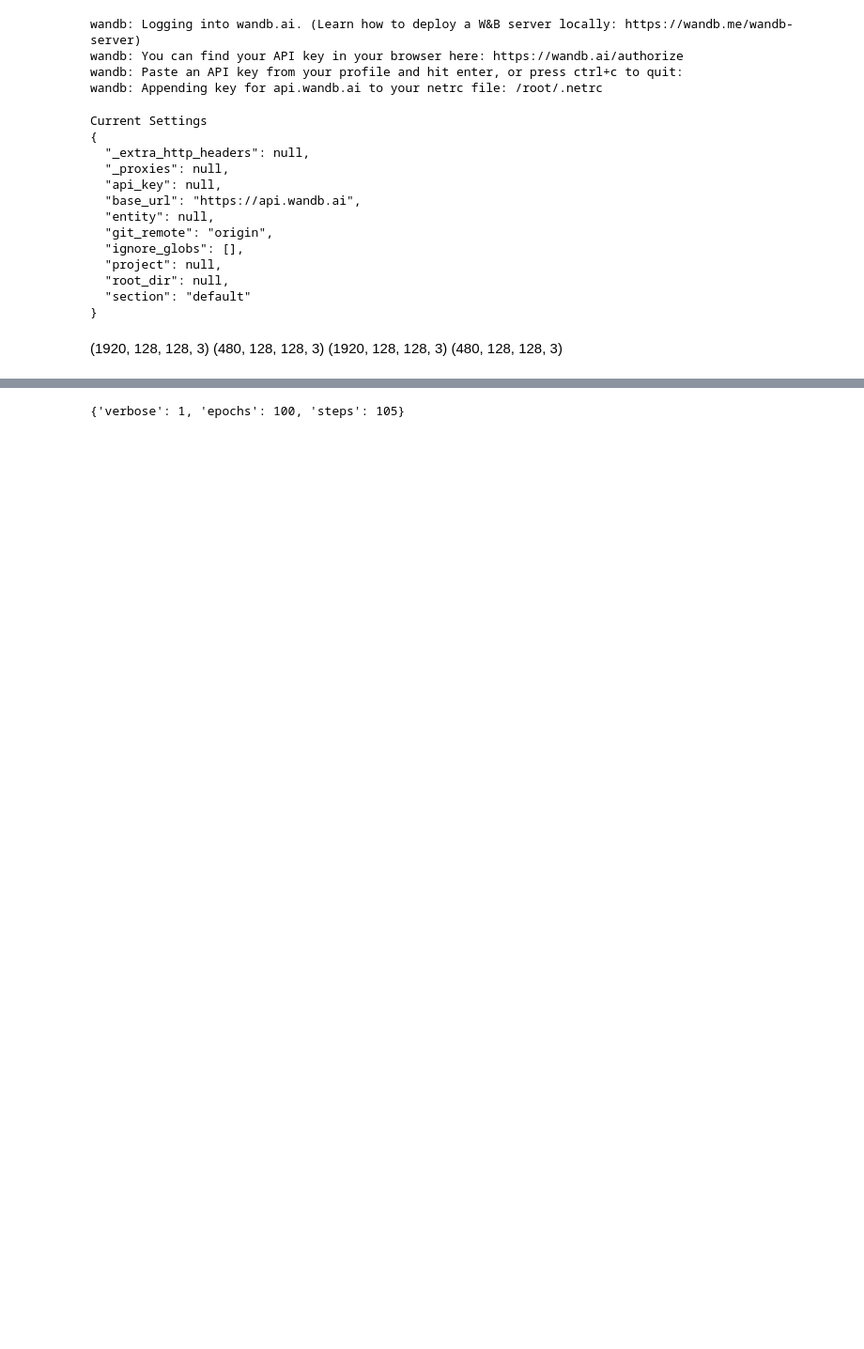
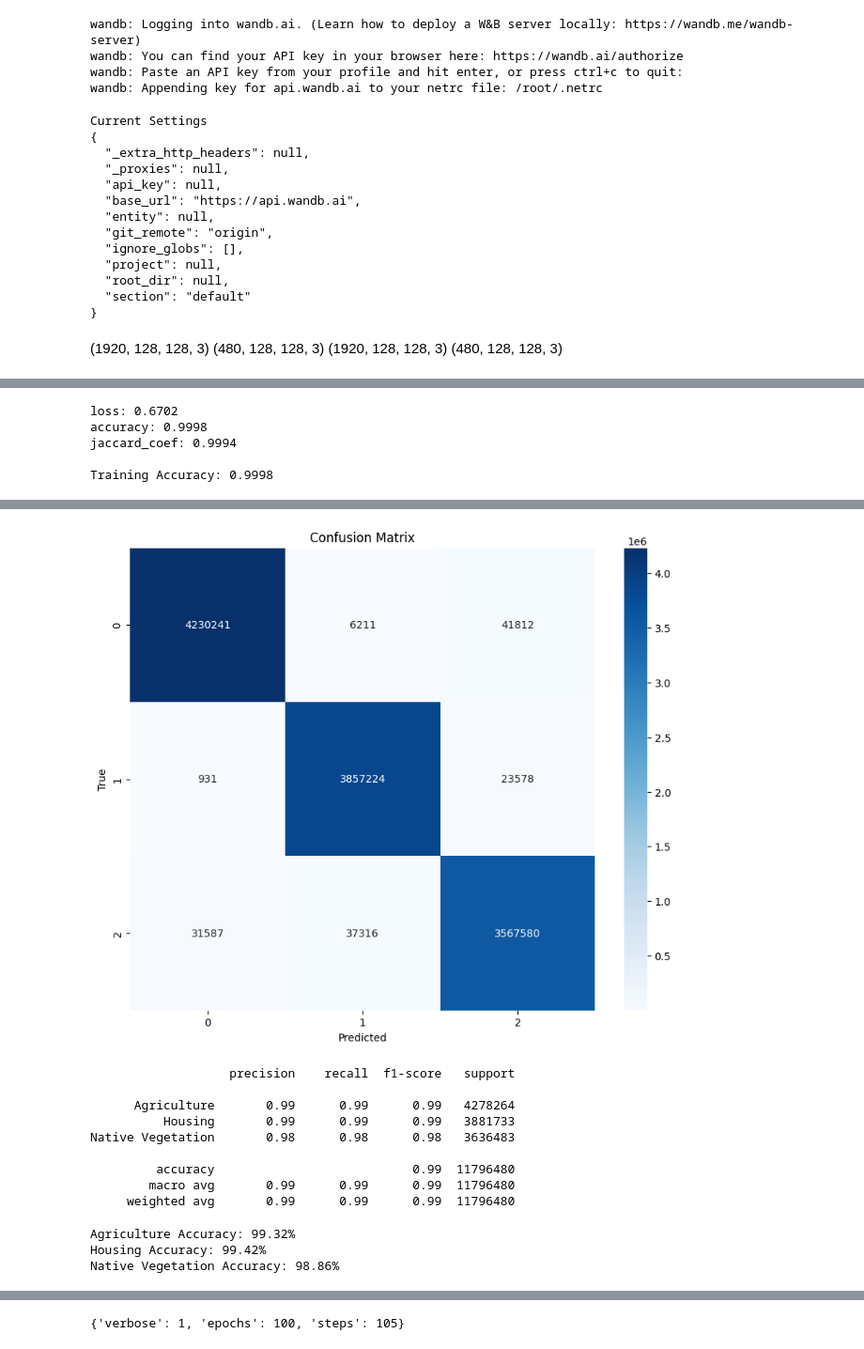
Before and after one commit to shivanishah/satellite-image, a Jupyter notebook: satellite_pre_processing.ipynb, the cells around one changed output, grey strips where cells are left out. Shown at 94% size. Drawn from its saved outputs; the diff is of its cells as text; code cells hidden in the pictures; blank space fills up the shorter version.

```diff
--- a/satellite_pre_processing.ipynb
+++ b/satellite_pre_processing.ipynb
@@ -1146,0 +1058,18 @@ plt.show()
+# %%
+weights = [0.33,0.33,0.33] # 3 classes so equal weight 1/3
+
+dice_loss = sm.losses.DiceLoss(class_weights = weights)
+focal_loss = sm.losses.CategoricalFocalLoss()
+total_loss = dice_loss + (1 * focal_loss)
+# %%
+model = get_deep_learning_model()
+model.compile(optimizer="adam", loss=total_loss, metrics=metrics)
+# %%
+#accuracy of train dataset
+model_history2 = model.fit(X_train, y_train,
+                          batch_size=32, #give based on total X_train dataset so 1680/32 = 60 times loop
+                          verbose=1,
+                          epochs=100, #going to run 50 times , once validate we will see with 50 or 70 or 100
+                          validation_data=(X_test, y_test),
+                          callbacks=[WandbCallback()], #for weight bias platform WandbEvalCallback
+                          shuffle=False)
@@ -1146,0 +1111,40 @@ plt.show()
+# %%
+# Evaluate the model on the train dataset
+train_results = model.evaluate(X_train, y_train, verbose=0)
+
+# Print all the metrics
+for i, metric_name in enumerate(model.metrics_names):
+    print(f"{metric_name}: {train_results[i]:.4f}")
+
+# If you specifically want to access accuracy
+train_accuracy = train_results[model.metrics_names.index('accuracy')]
+print(f"\nTraining Accuracy: {train_accuracy:.4f}")
+# %% [output]
+loss: 0.6702
+accuracy: 0.9998
+jaccard_coef: 0.9994
+
+Training Accuracy: 0.9998
+# %%
+y_pred = model.predict(X_test)
+y_pred_classes = np.argmax(y_pred, axis=3)
+y_true = np.argmax(y_test, axis=3)
+
+# Flatten the 2D arrays
+y_pred_flat = y_pred_classes.flatten()
+y_true_flat = y_true.flatten()
+
+# Create confusion matrix
+cm = confusion_matrix(y_true_flat, y_pred_flat)
+
+# Plot confusion matrix
+plt.figure(figsize=(10,8))
+sns.heatmap(cm, annot=True, fmt='d', cmap='Blues')
+plt.xlabel('Predicted')
+plt.ylabel('True')
+plt.title('Confusion Matrix')
+plt.show()
+
+# Print classification report
+print(classification_report(y_true_flat, y_pred_flat, target_names=['Agriculture', 'Housing', 'Native Vegetation']))
+# %% [output]
@@ -1146,0 +1152,19 @@ plt.show()
+[figure, added]
+                   precision    recall  f1-score   support
+
+      Agriculture       0.99      0.99      0.99   4278264
+          Housing       0.99      0.99      0.99   3881733
+Native Vegetation       0.98      0.98      0.98   3636483
+
+         accuracy                           0.99  11796480
+        macro avg       0.99      0.99      0.99  11796480
+     weighted avg       0.99      0.99      0.99  11796480
+# %%
+for i, label in enumerate(['Agriculture', 'Housing', 'Native Vegetation']):
+  label_accuracy = (y_pred_classes == i).astype(int) == (y_true == i).astype(int)
+  label_accuracy = label_accuracy.mean() * 100
+  print(f"{label} Accuracy: {label_accuracy:.2f}%")
+# %% [output]
+Agriculture Accuracy: 99.32%
+Housing Accuracy: 99.42%
+Native Vegetation Accuracy: 98.86%
```
Also changed, not shown: parts of 64 cells of this notebook.
